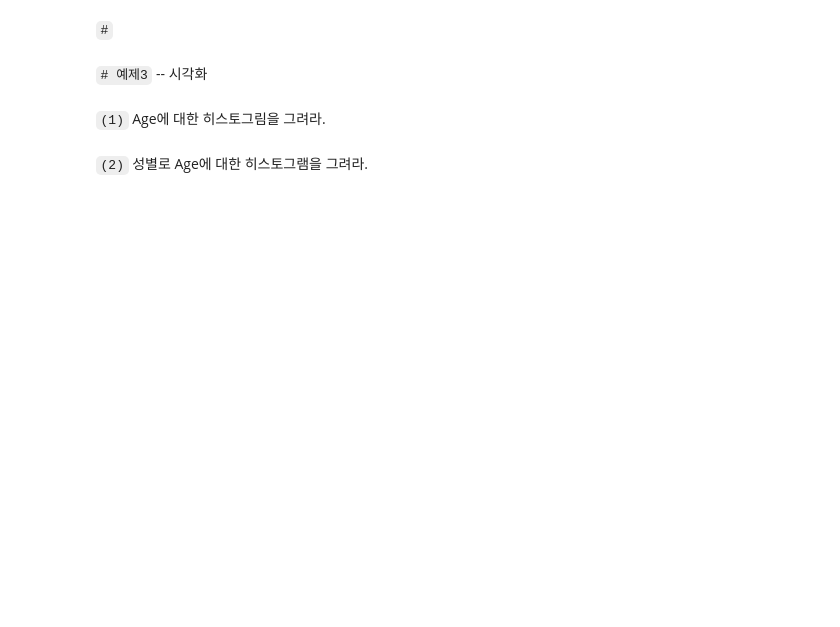
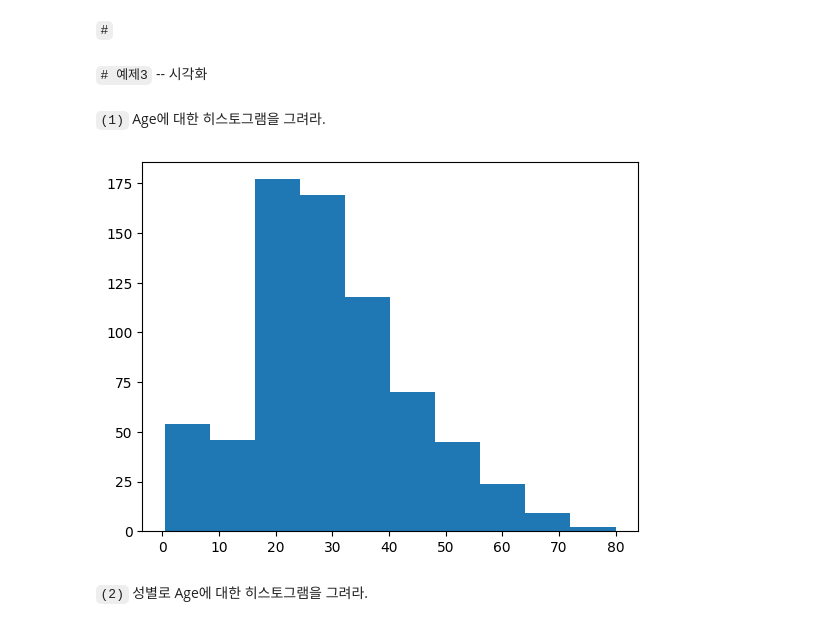
Before and after one commit to guebin/IAB2025-Play, a Jupyter notebook: content/11wk-2.ipynb, the cells around one changed output. Cells and saved outputs as stored; diff of their text form; code cells hidden in the pictures; blank space fills up the shorter version.

```diff
--- a/content/11wk-2.ipynb
+++ b/content/11wk-2.ipynb
@@ -67,6 +175,10 @@ df
 # %% [markdown]
 `# 예제3` -- 시각화
 # %% [markdown]
-`(1)` Age에 대한 히스토그림을 그려라.
+`(1)` Age에 대한 히스토그램을 그려라.
+# %%
+plt.hist(df.Age);
+# %% [output]
+[figure, added]
 # %% [markdown]
 `(2)` 성별로 Age에 대한 히스토그램을 그려라.
```
Also changed, not shown: parts of 30 cells of this notebook.
